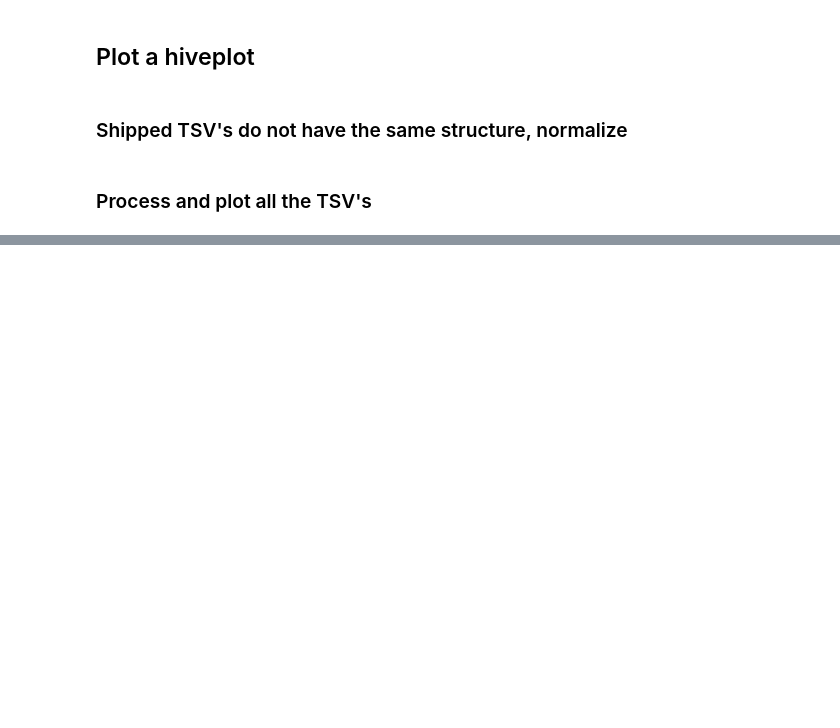
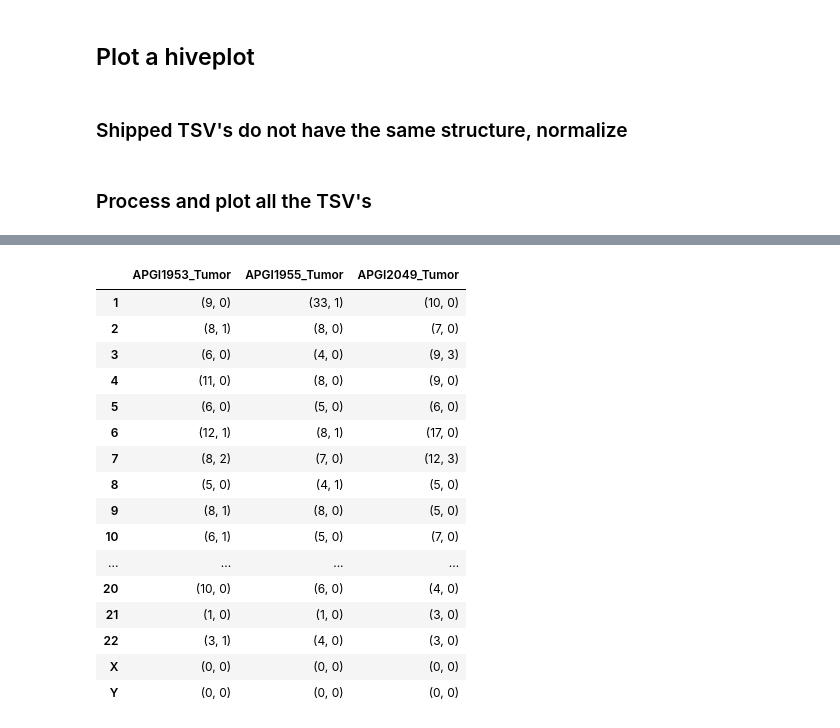
Before and after one commit to brainstorm/cancer-hiveplots, a Jupyter notebook: hiveplots.ipynb, the cells around one changed output, grey strips where cells are left out. Saved outputs shown, nothing was run; the diff lists cells and outputs as text; code cells hidden in the pictures; blank space fills up the shorter version.

```diff
--- a/hiveplots.ipynb
+++ b/hiveplots.ipynb
@@ -378,0 +382,20 @@ sample_summary_table(tumors).applymap(lambda x: x[1]).plot(kind="bar", figsize=(
+# %%
+sample_summary_table(tumors)
+# %% [output]
+|  | APGI1953_Tumor | APGI1955_Tumor | APGI2049_Tumor |
+| 1 | (9, 0) | (33, 1) | (10, 0) |
+| 2 | (8, 1) | (8, 0) | (7, 0) |
+| 3 | (6, 0) | (4, 0) | (9, 3) |
+| 4 | (11, 0) | (8, 0) | (9, 0) |
+| 5 | (6, 0) | (5, 0) | (6, 0) |
+| 6 | (12, 1) | (8, 1) | (17, 0) |
+| 7 | (8, 2) | (7, 0) | (12, 3) |
+| 8 | (5, 0) | (4, 1) | (5, 0) |
+| 9 | (8, 1) | (8, 0) | (5, 0) |
+| 10 | (6, 1) | (5, 0) | (7, 0) |
+| ... | ... | ... | ... |
+| 20 | (10, 0) | (6, 0) | (4, 0) |
+| 21 | (1, 0) | (1, 0) | (3, 0) |
+| 22 | (3, 1) | (4, 0) | (3, 0) |
+| X | (0, 0) | (0, 0) | (0, 0) |
+| Y | (0, 0) | (0, 0) | (0, 0) |
```
Also changed, not shown: parts of 3 cells of this notebook, 1 other file.
